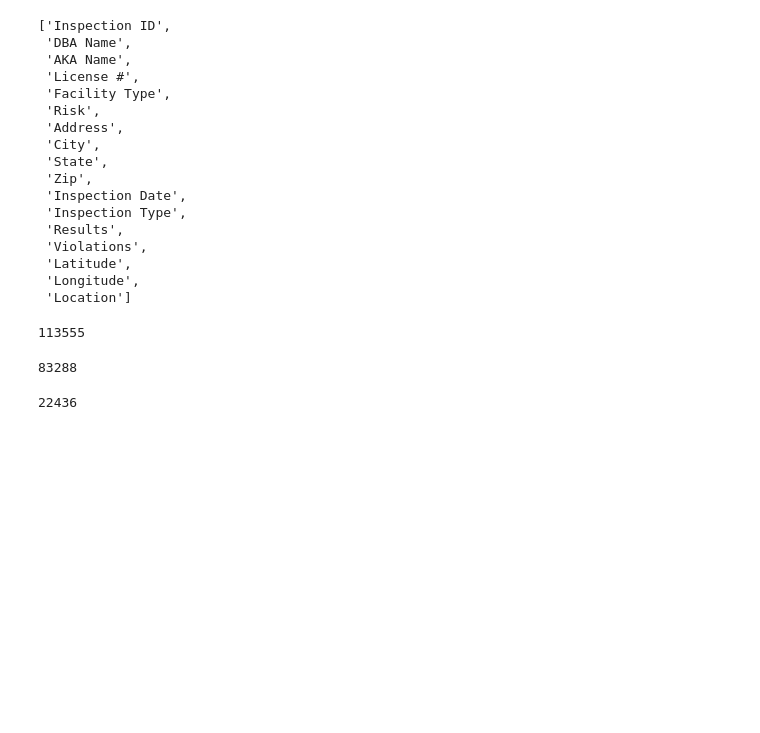
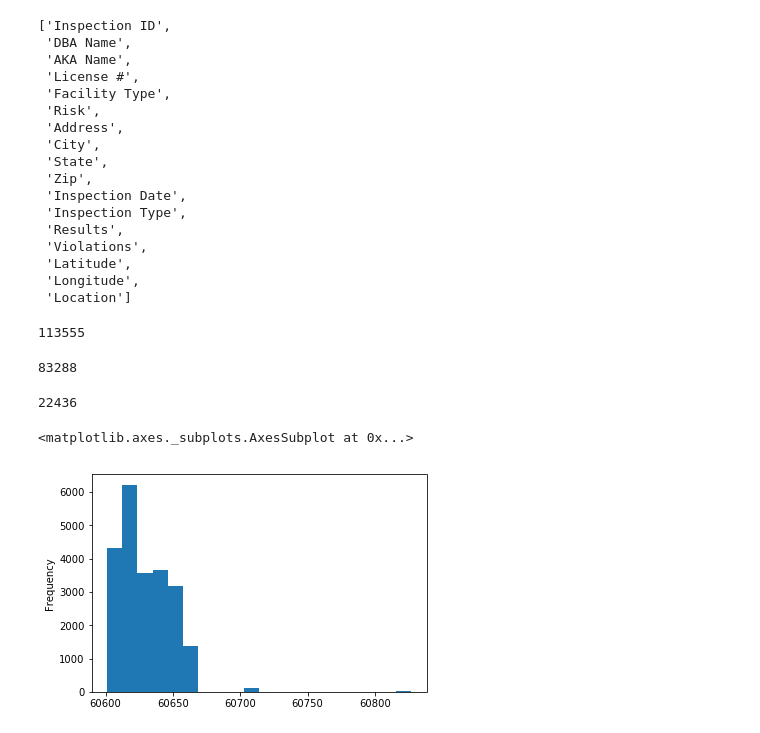
Before and after one commit to beepscore/Learn-Python-Through-Public-Data-Hacking, a Jupyter notebook: inspections.ipynb, the cells around one changed output. Saved outputs shown, nothing was run; the diff lists cells and outputs as text; code cells hidden in the pictures; blank space fills up the shorter version.

Commit message:
plot histogram

```diff
--- a/inspections.ipynb
+++ b/inspections.ipynb
@@ -66,9 +66,18 @@ len(inspections_risk1)
 # %% [output]
 83288
 # %%
+# http://pandas.pydata.org/pandas-docs/stable/text.html
 # http://pandas.pydata.org/pandas-docs/version/0.17.0/generated/pandas.Series.str.contains.html
-# case insensitive find rodent or RODENT or Rodent
-rodent = inspections_risk1[inspections_risk1['Violations'].str.contains('RODENT', case=True)]
+# case insensitive find RODENT or rodent or Rodent
+rodent = inspections_risk1[inspections_risk1['Violations'].str.contains('rodent', case=False)]
 len(rodent)
 # %% [output]
 22436
+# %%
+# http://pandas.pydata.org/pandas-docs/stable/visualization.html
+# http://stackoverflow.com/questions/31609600/jupyter-ipython-notebook-not-plotting
+%matplotlib inline
+rodent['Zip'].plot.hist(bins=30)
+# %% [output]
+<matplotlib.axes._subplots.AxesSubplot at 0x...>
+[figure, added]
```
